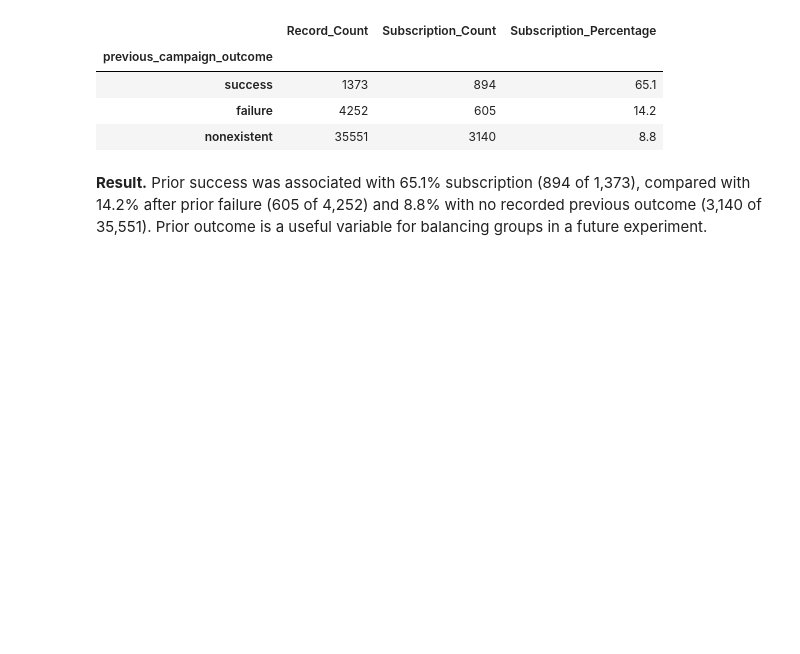
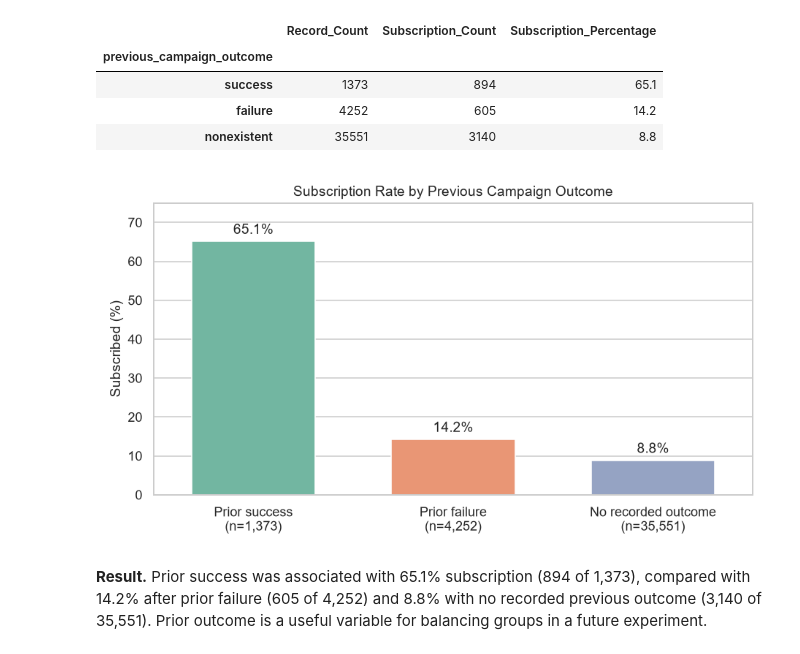
Before and after one commit to Hanamizuiro/bank-marketing-campaign-effectiveness, a Jupyter notebook: bank-marketing-campaign-effectiveness.ipynb, the cells around one changed output. Cells and saved outputs as stored; diff of their text form; code cells hidden in the pictures; blank space fills up the shorter version.

Commit message:
Add charts for campaign history and weekday results

```diff
--- a/bank-marketing-campaign-effectiveness.ipynb
+++ b/bank-marketing-campaign-effectiveness.ipynb
@@ -405,6 +405,24 @@ previous_outcome_summary.sort_values("Subscription_Percentage", ascending=False)
 | success | 1373 | 894 | 65.1 |
 | failure | 4252 | 605 | 14.2 |
 | nonexistent | 35551 | 3140 | 8.8 |
+# %%
+# Compare subscription rates by previous campaign outcome
+outcome_plot = previous_outcome_summary.sort_values("Subscription_Percentage", ascending=False).reset_index()
+outcome_labels = {"success": "Prior success", "failure": "Prior failure", "nonexistent": "No recorded outcome"}
+outcome_plot["Outcome"] = outcome_plot["previous_campaign_outcome"].map(outcome_labels)
+outcome_plot["Group"] = outcome_plot["Outcome"] + outcome_plot["Record_Count"].map(lambda n: f"\n(n={n:,})")
+
+figure, axis = plt.subplots(figsize=(8, 4.5))
+sns.barplot(data=outcome_plot, x="Group", y="Subscription_Percentage",
+            hue="Group", palette="Set2", legend=False, dodge=False, width=0.62, ax=axis)
+axis.set(title="Subscription Rate by Previous Campaign Outcome",
+         xlabel="", ylabel="Subscribed (%)", ylim=(0, 75))
+for bars in axis.containers:
+    axis.bar_label(bars, fmt="%.1f%%", padding=4)
+figure.tight_layout()
+plt.show()
+# %% [output]
+[figure, added]
 # %% [markdown]
 **Result.** Prior success was associated with 65.1% subscription (894 of 1,373), compared with 14.2% after prior failure (605 of 4,252) and 8.8% with no recorded previous outcome (3,140 of 35,551). Prior outcome is a useful variable for balancing groups in a future experiment.
 # %% [markdown]
```
Also changed, not shown: parts of 2 cells of this notebook.
